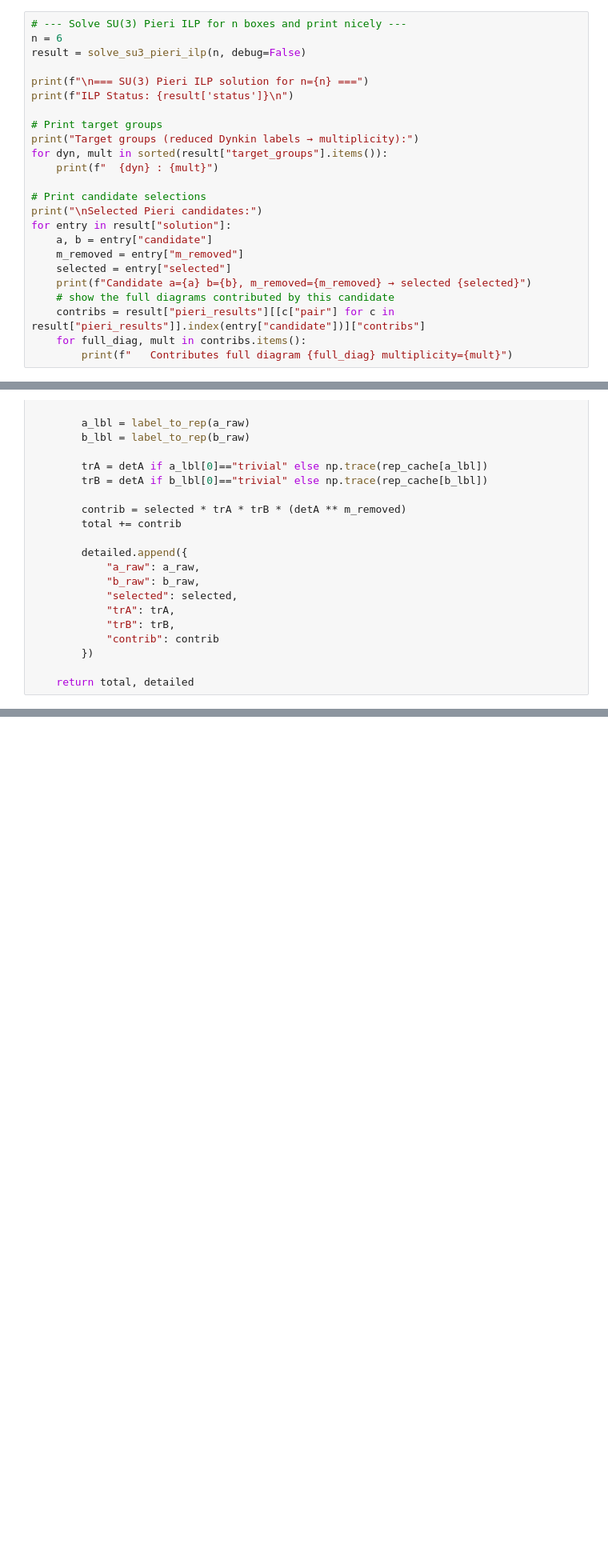
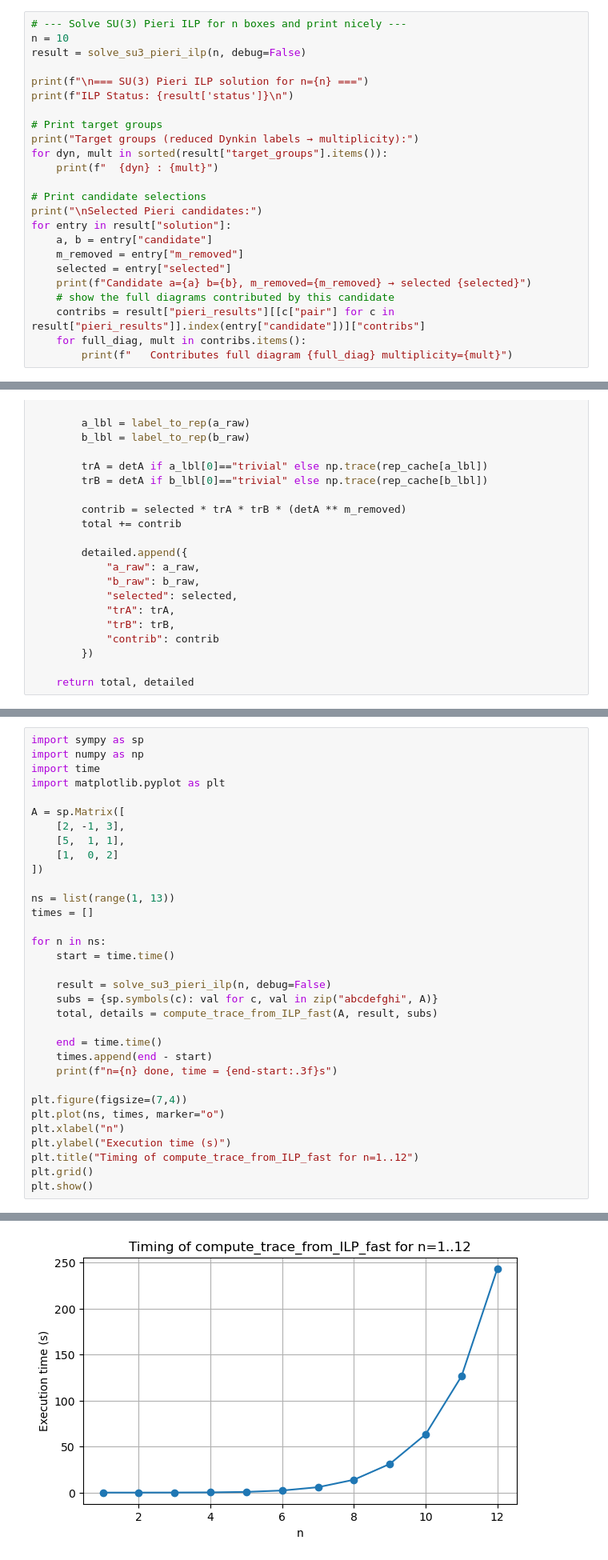
Before and after one commit to juhaszmartin/tensorprod, a Jupyter notebook: experiment.ipynb, the cells around one changed output, grey strips where cells are left out. Shown at 80% size. Saved outputs shown, nothing was run; the diff lists cells and outputs as text; blank space fills up the shorter version.

Commit message:
Sparse representation matrices. Trace and det calculations

```diff
--- a/experiment.ipynb
+++ b/experiment.ipynb
@@ -795,7 +794,7 @@ def solve_su3_pieri_ilp(n, debug=False):
     return {"status": pulp.LpStatus[status], "solution": solution, "target_groups": target_groups, "pieri_results": pieri_results}
 # %%
 # --- Solve SU(3) Pieri ILP for n boxes and print nicely ---
-n = 6
+n = 10
 result = solve_su3_pieri_ilp(n, debug=False)
 
 print(f"\n=== SU(3) Pieri ILP solution for n={n} ===")
@@ -1017,0 +1305,34 @@ Total trace = 9765624.999999996
+# %%
+import sympy as sp
+import numpy as np
+import time
+import matplotlib.pyplot as plt
+
+A = sp.Matrix([
+    [2, -1, 3],
+    [5,  1, 1],
+    [1,  0, 2]
+])
+
+ns = list(range(1, 13))
+times = []
+
+for n in ns:
+    start = time.time()
+
+    result = solve_su3_pieri_ilp(n, debug=False)
+    subs = {sp.symbols(c): val for c, val in zip("abcdefghi", A)}
+    total, details = compute_trace_from_ILP_fast(A, result, subs)
+
+    end = time.time()
+    times.append(end - start)
+    print(f"n={n} done, time = {end-start:.3f}s")
+
+plt.figure(figsize=(7,4))
+plt.plot(ns, times, marker="o")
+plt.xlabel("n")
+plt.ylabel("Execution time (s)")
+plt.title("Timing of compute_trace_from_ILP_fast for n=1..12")
+plt.grid()
+plt.show()
+# %% [output]
@@ -1018,3 +1351,4 @@ Total trace = 9765624.999999996
+[figure, added]
 # %%
 # 3x3 numeric matrix
 A = sp.Matrix([
```
Also changed, not shown: parts of 11 cells of this notebook, 36 other files.
